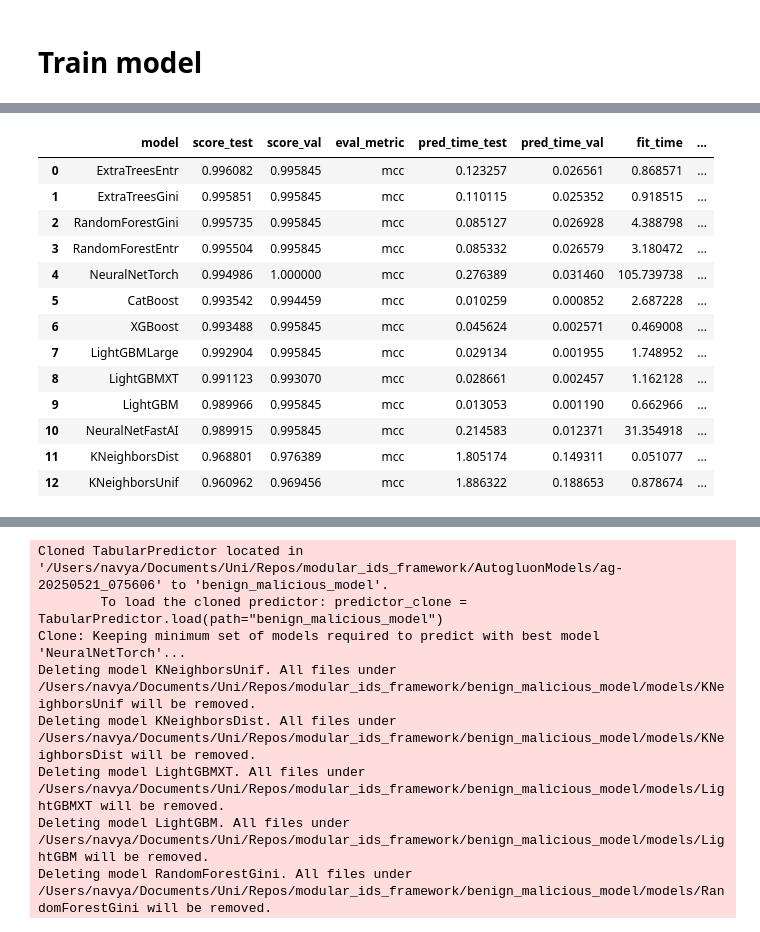
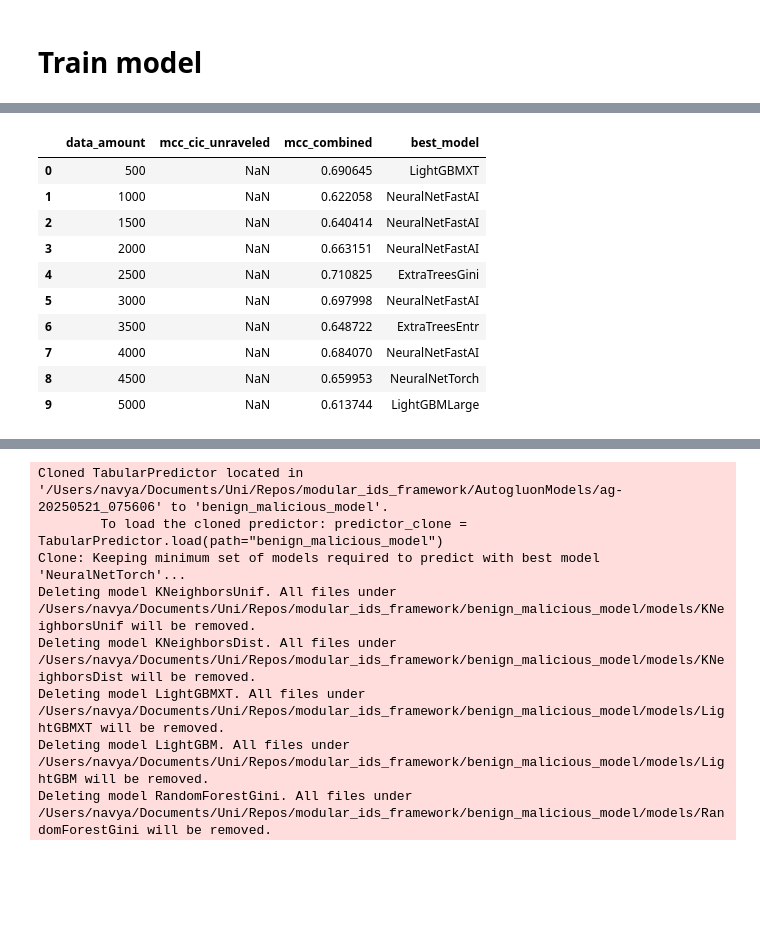
Before and after one commit to navya144/modular_ids_framework, a Jupyter notebook: benign_malicious_model.ipynb, the cells around one changed output, grey strips where cells are left out. Drawn from its saved outputs; the diff is of its cells as text; code cells hidden in the pictures; blank space fills up the shorter version.

```diff
--- a/benign_malicious_model.ipynb
+++ b/benign_malicious_model.ipynb
@@ -56,3 +104,14 @@ combined_train_df['Label'].hist()
+# %%
+benign_testing = pd.DataFrame()
+malicious_testing = pd.DataFrame()
+
+benign_testing = pd.concat([benign_testing, unraveled_test[unraveled_test['Label'] == 'Benign'].copy(), cic_ids_test[cic_ids_test['Label'] == 'Benign'].copy()])
+malicious_testing = pd.concat([unraveled_test[unraveled_test['Label'] != 'Benign'].copy(), cic_ids_test[cic_ids_test['Label'] != 'Benign'].copy()])
+malicious_testing['Label'] = 'malicious'
+
+# testbed data has no benign samples
+malicious_testing_testbed = pd.concat([persistent_testbed_test, non_persistent_testbed_test])
+malicious_testing_testbed['Label'] = 'malicious'
 # %% [markdown]
 # Train model
 # %%
@@ -107,17 +257,14 @@ combined_test_df['Label'].hist()
-# %%
-predictor.leaderboard(combined_test_df)
-# %% [output]
-|  | model | score_test | score_val | eval_metric | pred_time_test | pred_time_val | fit_time | ... |
-| 0 | ExtraTreesEntr | 0.996082 | 0.995845 | mcc | 0.123257 | 0.026561 | 0.868571 | ... |
-| 1 | ExtraTreesGini | 0.995851 | 0.995845 | mcc | 0.110115 | 0.025352 | 0.918515 | ... |
-| 2 | RandomForestGini | 0.995735 | 0.995845 | mcc | 0.085127 | 0.026928 | 4.388798 | ... |
-| 3 | RandomForestEntr | 0.995504 | 0.995845 | mcc | 0.085332 | 0.026579 | 3.180472 | ... |
-| 4 | NeuralNetTorch | 0.994986 | 1.000000 | mcc | 0.276389 | 0.031460 | 105.739738 | ... |
-| 5 | CatBoost | 0.993542 | 0.994459 | mcc | 0.010259 | 0.000852 | 2.687228 | ... |
-| 6 | XGBoost | 0.993488 | 0.995845 | mcc | 0.045624 | 0.002571 | 0.469008 | ... |
-| 7 | LightGBMLarge | 0.992904 | 0.995845 | mcc | 0.029134 | 0.001955 | 1.748952 | ... |
-| 8 | LightGBMXT | 0.991123 | 0.993070 | mcc | 0.028661 | 0.002457 | 1.162128 | ... |
-| 9 | LightGBM | 0.989966 | 0.995845 | mcc | 0.013053 | 0.001190 | 0.662966 | ... |
-| 10 | NeuralNetFastAI | 0.989915 | 0.995845 | mcc | 0.214583 | 0.012371 | 31.354918 | ... |
-| 11 | KNeighborsDist | 0.968801 | 0.976389 | mcc | 1.805174 | 0.149311 | 0.051077 | ... |
-| 12 | KNeighborsUnif | 0.960962 | 0.969456 | mcc | 1.886322 | 0.188653 | 0.878674 | ... |
+# %%
+results
+# %% [output]
+|  | data_amount | mcc_cic_unraveled | mcc_combined | best_model |
+| 0 | 500 | NaN | 0.690645 | LightGBMXT |
+| 1 | 1000 | NaN | 0.622058 | NeuralNetFastAI |
+| 2 | 1500 | NaN | 0.640414 | NeuralNetFastAI |
+| 3 | 2000 | NaN | 0.663151 | NeuralNetFastAI |
+| 4 | 2500 | NaN | 0.710825 | ExtraTreesGini |
+| 5 | 3000 | NaN | 0.697998 | NeuralNetFastAI |
+| 6 | 3500 | NaN | 0.648722 | ExtraTreesEntr |
+| 7 | 4000 | NaN | 0.684070 | NeuralNetFastAI |
+| 8 | 4500 | NaN | 0.659953 | NeuralNetTorch |
+| 9 | 5000 | NaN | 0.613744 | LightGBMLarge |
```
Also changed, not shown: parts of 16 cells of this notebook, 1 other file.
